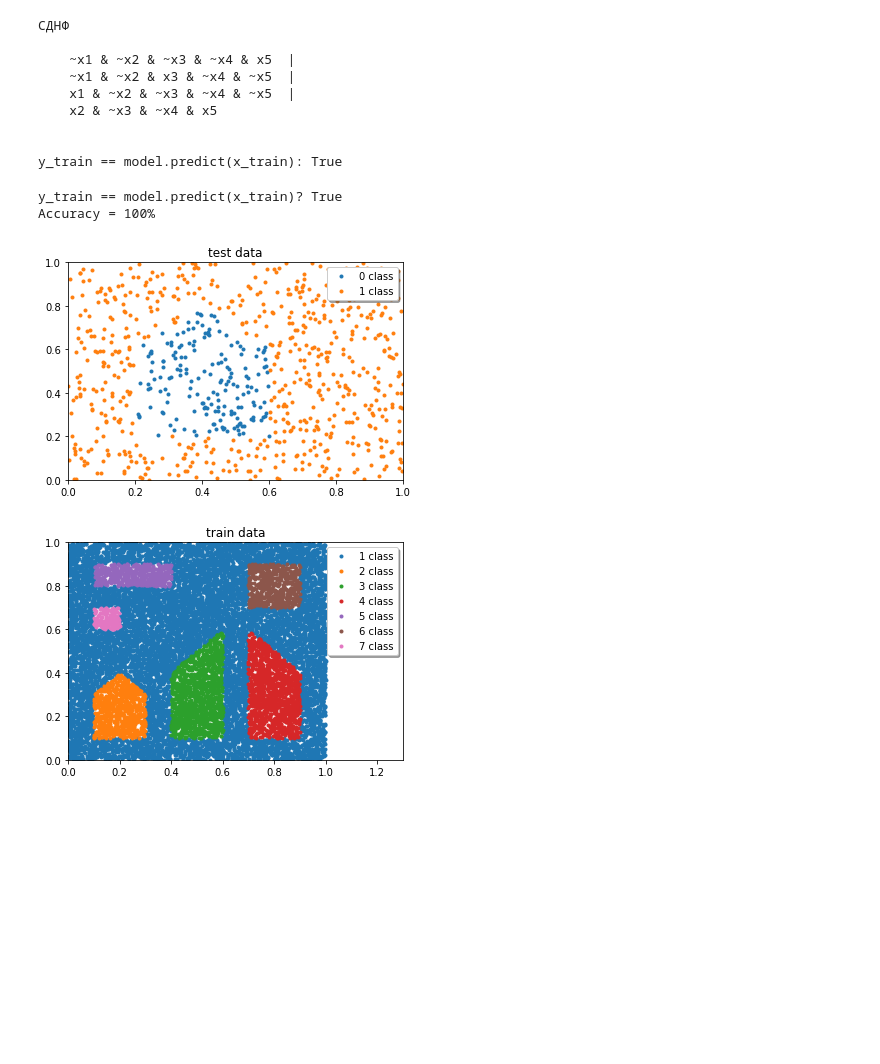
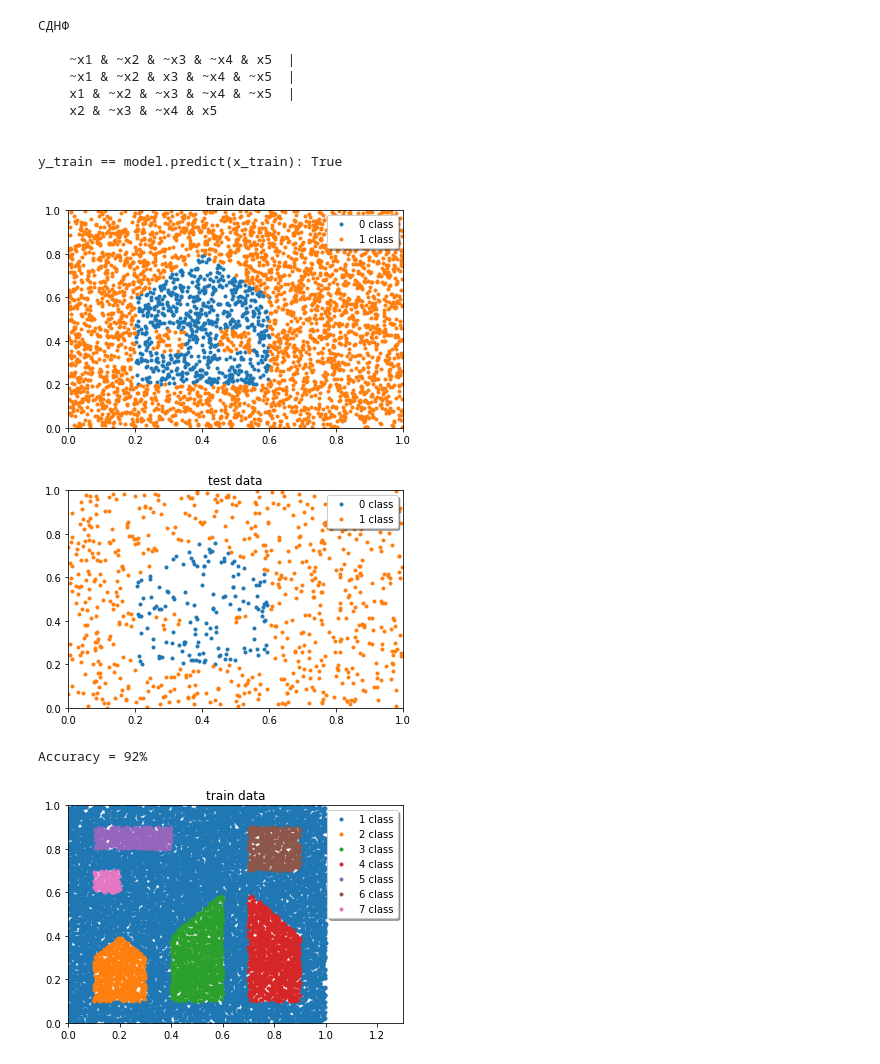
Before and after one commit to grafovdenis/NeuralNets, a Jupyter notebook: lab1/src/first_report.ipynb, the cells around one changed output. Drawn from its saved outputs; the diff is of its cells as text; code cells hidden in the pictures; blank space fills up the shorter version.

Commit message:
complexity of third dataset is improved

```diff
--- a/lab1/src/first_report.ipynb
+++ b/lab1/src/first_report.ipynb
@@ -102,7 +102,6 @@ print("\ny_train == model.predict(x_train):", compareResult)
 
 y_train == model.predict(x_train): True
 # %%
-# Third
 import numpy as np
 from keras.layers import Dense
 from keras.models import Sequential
@@ -113,48 +112,50 @@ from lib.custom import hard_lim
 from lab0.src import dataset3
 
 train_size = 4000
 # load data from dataset1
-(x_train, y_train), (x_test, y_test) = dataset3.load_data(train_size=train_size, show=False)
+(x_train, y_train), (x_test, y_test) = dataset3.load_data(train_size=train_size, show=True)
 
 # creating model with weights initialization
 model = Sequential()
 
-model.add(Dense(6, input_dim=x_train.shape[1], activation=hard_lim, name='First',
-                weights=list([np.array([[0.0, 0.0, 1.0, 1.0, 1.0, -1.0],
-                                        [1.0, 1.0, 0.0, 0.0, 1.0, 1.0]], dtype=float),
-                              np.array([-0.6, -0.2, -0.6, -0.2, -1.2, -0.4], dtype=float)])))
+model.add(Dense(12, input_dim=x_train.shape[1], activation=hard_lim, name='First',
+                weights=list([np.array([[0.0, 0.0, 1.0, 1.0, 1.0, -1.0, 0.0, 0.0, 1.0, 1.0, 1.0, 1.0],
+                                        [1.0, 1.0, 0.0, 0.0, 1.0, 1.0, 1.0, 1.0, 0.0, 0.0, 0.0, 0.0]], dtype=float),
+                              np.array([-0.6, -0.2, -0.6, -0.2, -1.2, -0.4, -0.45, -0.35, -0.55, -0.45, -0.35, -0.25],
+                                       dtype=float)])))
 
 model.add(Dense(2, activation=hard_lim, name='Second',
                 weights=list([np.array([[-1.0, 1.0],  # y1
                                         [1.0, 0.0],  # y2
                                         [-1.0, 0.0],  # y3
                                         [1.0, 0.0],  # y4
                                         [0.0, -1.0],  # y5
-                                        [0.0, -1.0]],  # y6
+                                        [0.0, -1.0],  # y6
+                                        [1.0, 0.0],  # y7
+                                        [-1.0, 0.0],  # y8
+                                        [1.0, 0.0],  # y9
+                                        [-1.0, 0.0],  # y10
+                                        [1.0, 0.0],  # y12
+                                        [-1.0, 0.0]],  # y12
                                        dtype=float),
                               np.array([-1.5, -0.5], dtype=float)])))
 
 model.add(Dense(1, activation=hard_lim, name='Third',
                 weights=list([np.array([[1.0],
                                         [1.0]], dtype=float),
                               np.array([-0.5], dtype=float)])))
 
 # checking that model is working correctly
-compareResult = np.array_equal(model.predict(x_train).reshape(y_train.shape), y_train)
-print("y_train == model.predict(x_train)?", compareResult)
-
-i = 0
 right = 0
-for pr in model.predict(x_train):
+for i, pr in enumerate(model.predict(x_train)):
     if y_train[i] == pr:
         right += 1
-    i += 1
 
 print("Accuracy = %.f%%" % (right / float(train_size) * 100))
 # %% [output]
+[figure, new version]
+[figure, added]
-y_train == model.predict(x_train)? True
-Accuracy = 100%
+Accuracy = 92%
-[figure, old version]
 # %%
 # Fourth
 import numpy as np
```
Also changed, not shown: 3 other files.
